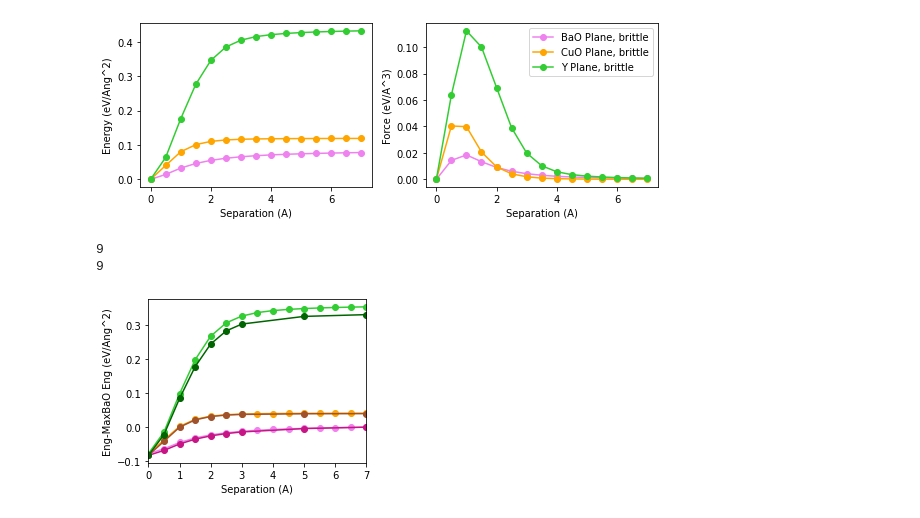
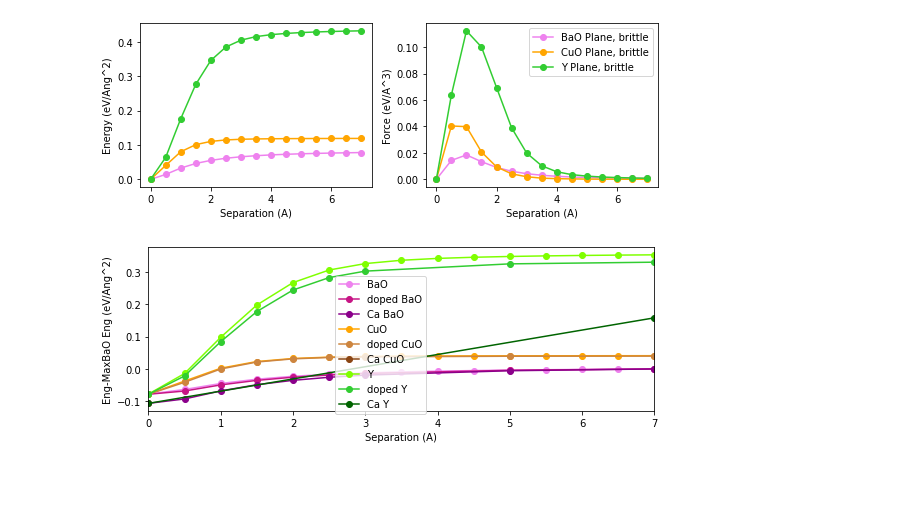
Before and after one commit to llittle/AP275, a Jupyter notebook: Results.ipynb, the cells around one changed output. Drawn from its saved outputs; the diff is of its cells as text; code cells hidden in the pictures; blank space fills up the shorter version.

```diff
--- a/Results.ipynb
+++ b/Results.ipynb
@@ -77,50 +79,53 @@ f2.savefig('Undoped_abs.png')
 [figure]
 [figure]
 # %%
-dsep = np.array([0,0.5, 1, 1.5, 2, 2.5, 3, 5, 7])
-deng_0 = -14924.92178127
+path = 'doped_cleave/'
+deng_0 = -14924.92178127*13.605662285137
+[dY_eng, dCuO_eng, dBaO_eng, dsep_Y, dsep_CuO, dsep_BaO] = parse_set(path, deng_0)
 darea= 117.70632518141599
-dBaO_eng_Ry = np.array([-14924.92178127, -14924.79558715,
-                       -14924.63182486, -14924.50994381,
-                       -14924.42566392, -14924.36719105,
-                       -14924.32562789, -14924.23990609,
-                       -14924.20365575])
-dBaO_eng = (dBaO_eng_Ry - deng_0)*13.6/darea
+
+dBaO_eng = dBaO_eng/darea
 dBaO_force = np.insert(np.diff(dBaO_eng),0,0)
 
-dCuO_eng_Ry = np.array([-14924.92178127, -14924.56184707,
-                       -14924.20488390, -14924.01823137,
-                       -14923.93325068, -14923.89623567,
-                       -14923.87969502, -14923.86298812,
-                       -14923.86009224])
-dCuO_eng = (dCuO_eng_Ry - deng_0)*13.6/darea
+dCuO_eng = dCuO_eng/darea
 dCuO_force = np.insert(np.diff(dCuO_eng),0,0)
 
-dY_eng_Ry = np.array([-14924.92178127, -14924.39102181,
-                     -14923.47165972, -14922.66402834,
-                     -14922.08692638, -14921.75367659,
-                     -14921.58042868, -14921.38558866,
-                     -14921.34074211])
-dY_eng = (dY_eng_Ry - deng_0)*13.6/darea
+
+dY_eng = dY_eng/darea
 dY_force = np.insert(np.diff(dY_eng),0,0)
 
-print(len(dsep))
-print(len(dBaO_eng))
+path = 'Ca1/'
+Ca_eng_0 = -1842.90350019*13.605662285137
+[Ca_Y_eng, Ca_CuO_eng, Ca_BaO_eng, Ca_sep_Y, Ca_sep_CuO, Ca_sep_BaO] = parse_set(path, Ca_eng_0)
+Ca_area= 3.930220125*3.722237662
+
+Ca_BaO_eng = Ca_BaO_eng/Ca_area
+Ca_BaO_force = np.insert(np.diff(Ca_BaO_eng),0,0)
+
+Ca_CuO_eng = Ca_CuO_eng/Ca_area
+Ca_CuO_force = np.insert(np.diff(Ca_CuO_eng),0,0)
 
 
-f3,ax3 = plt.subplots(1,1,sharex=True, figsize = [4,3])
+Ca_Y_eng = Ca_Y_eng/Ca_area
+Ca_Y_force = np.insert(np.diff(Ca_Y_eng),0,0)
+
+f3,ax3 = plt.subplots(1,1,sharex=True, figsize = [8,3])
 ax3.set_ylabel('Eng-MaxBaO Eng (eV/Ang^2)')
 ax3.set_xlabel('Separation (A)')
 ax3.set_xlim([0,7])
 ax3.plot(sep_scf, BaO_eng_scf-max(BaO_eng_scf), '-o',label = 'BaO', color = 'violet')
+ax3.plot(dsep_BaO, dBaO_eng-max(dBaO_eng), '-o',label = 'doped BaO', color = 'mediumvioletred')
+ax3.plot(Ca_sep_BaO, Ca_BaO_eng-max(Ca_BaO_eng), '-o',label = 'Ca BaO', color = 'darkmagenta')
+
 ax3.plot(sep_scf, CuO_eng_scf-max(BaO_eng_scf), '-o',label = 'CuO', color = 'orange')
-ax3.plot(sep_scf, Y_eng_scf-max(BaO_eng_scf), '-o',label = 'Y', color = 'limegreen')
-ax3.plot(dsep, dBaO_eng-max(dBaO_eng), '-o',label = 'doped BaO', color = 'mediumvioletred')
-ax3.plot(dsep, dCuO_eng-max(dBaO_eng), '-o',label = 'doped CuO', color = 'sienna')
-ax3.plot(dsep, dY_eng-max(dBaO_eng), '-o',label = 'doped Y', color = 'darkgreen')
+ax3.plot(dsep_CuO, dCuO_eng-max(dBaO_eng), '-o',label = 'doped CuO', color = 'peru')
+ax3.plot(Ca_sep_CuO, Ca_CuO_eng-max(Ca_BaO_eng), '-o',label = 'Ca CuO', color = 'saddlebrown')
+
+ax3.plot(sep_scf, Y_eng_scf-max(BaO_eng_scf), '-o',label = 'Y', color = 'chartreuse')
+ax3.plot(dsep_Y, dY_eng-max(dBaO_eng), '-o',label = 'doped Y', color = 'limegreen')
+ax3.plot(Ca_sep_Y, Ca_Y_eng-max(Ca_BaO_eng), '-o',label = 'Ca Y', color = 'darkgreen')
 f3.tight_layout()
+f3.legend(loc = 10)
 f3.savefig('Normalized Energy.png')
 # %% [output]
-9
-9
-[figure, old version]
+[figure, new version]
```
Also changed, not shown: parts of 3 cells of this notebook, 11 other files.
